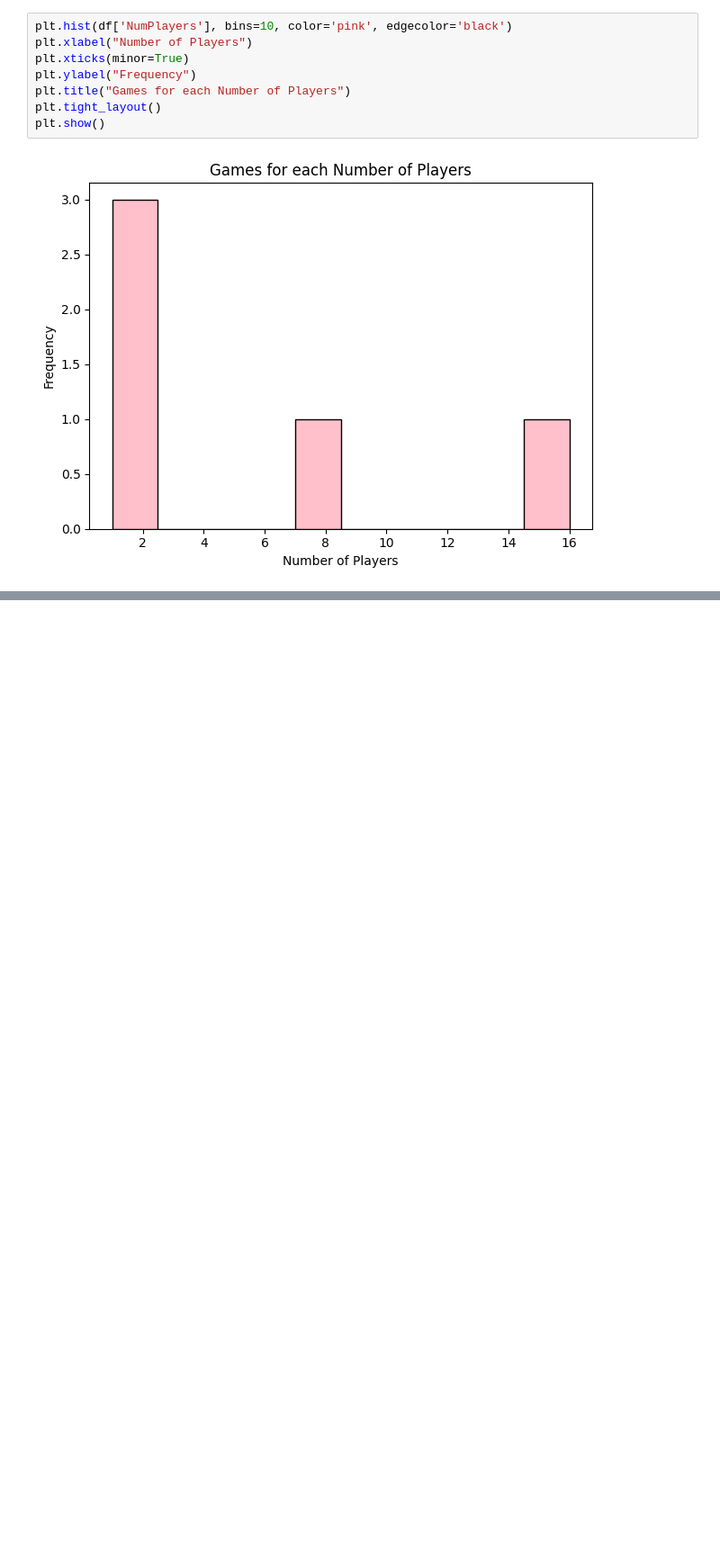
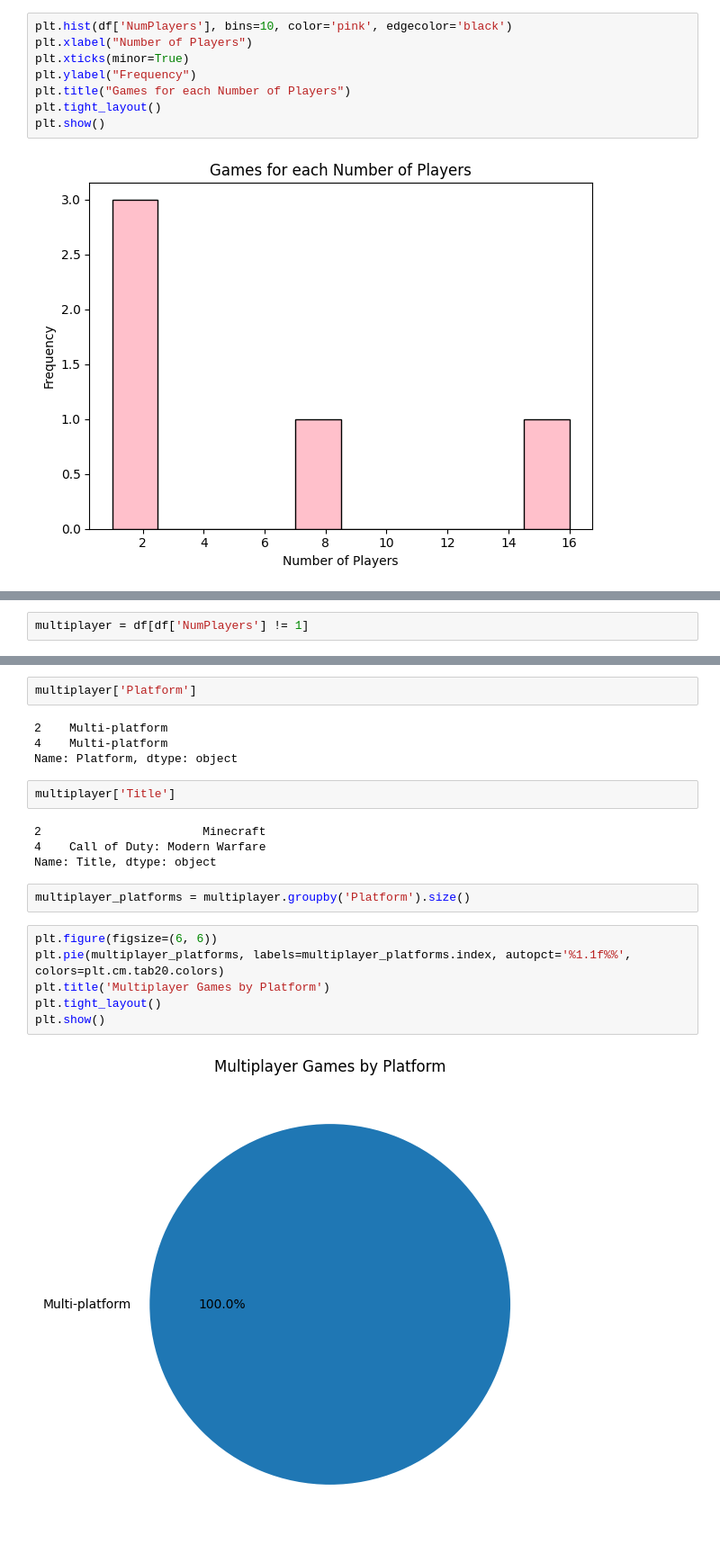
Before and after one commit to wai-inaa/Video-Game-Analysis1, a Jupyter notebook: Game.ipynb, the cells around one changed output, grey strips where cells are left out. Shown at 90% size. Drawn from its saved outputs; the diff is of its cells as text; blank space fills up the shorter version.

```diff
--- a/Game.ipynb
+++ b/Game.ipynb
@@ -163,0 +194,2 @@ plt.show()
+# %%
+multiplayer = df[df['NumPlayers'] != 1]
@@ -163,0 +207,22 @@ plt.show()
+# %%
+multiplayer['Platform']
+# %% [output]
+2    Multi-platform
+4    Multi-platform
+Name: Platform, dtype: object
+# %%
+multiplayer['Title']
+# %% [output]
+2                       Minecraft
+4    Call of Duty: Modern Warfare
+Name: Title, dtype: object
+# %%
+multiplayer_platforms = multiplayer.groupby('Platform').size()
+# %%
+plt.figure(figsize=(6, 6))
+plt.pie(multiplayer_platforms, labels=multiplayer_platforms.index, autopct='%1.1f%%', colors=plt.cm.tab20.colors)
+plt.title('Multiplayer Games by Platform')
+plt.tight_layout()
+plt.show()
+# %% [output]
+[figure, added]
```
Also changed, not shown: parts of 12 cells of this notebook.
